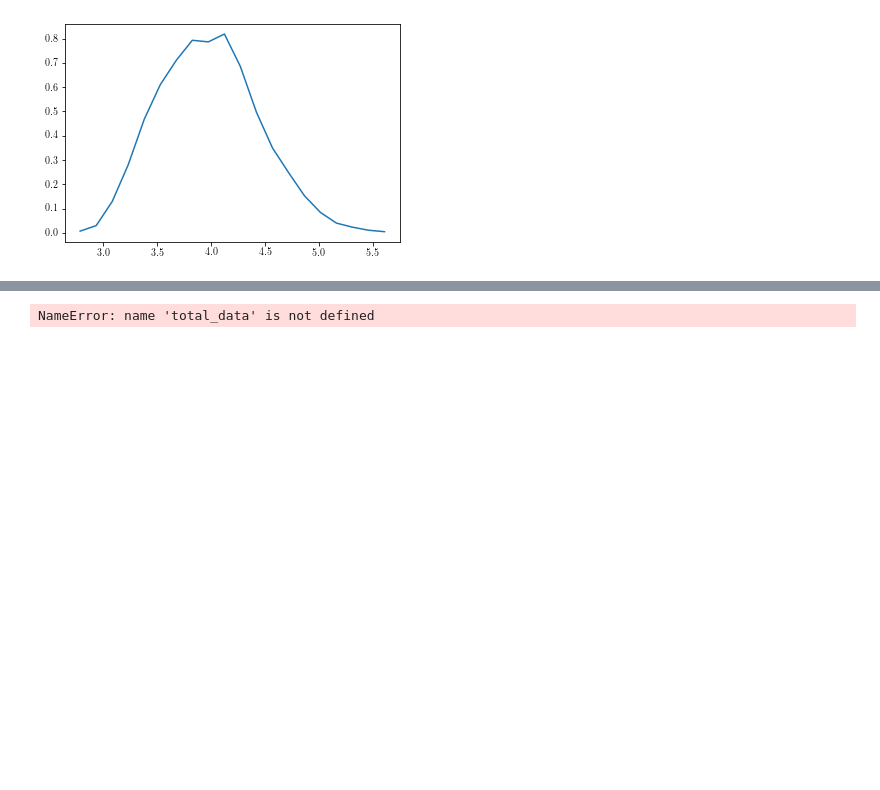
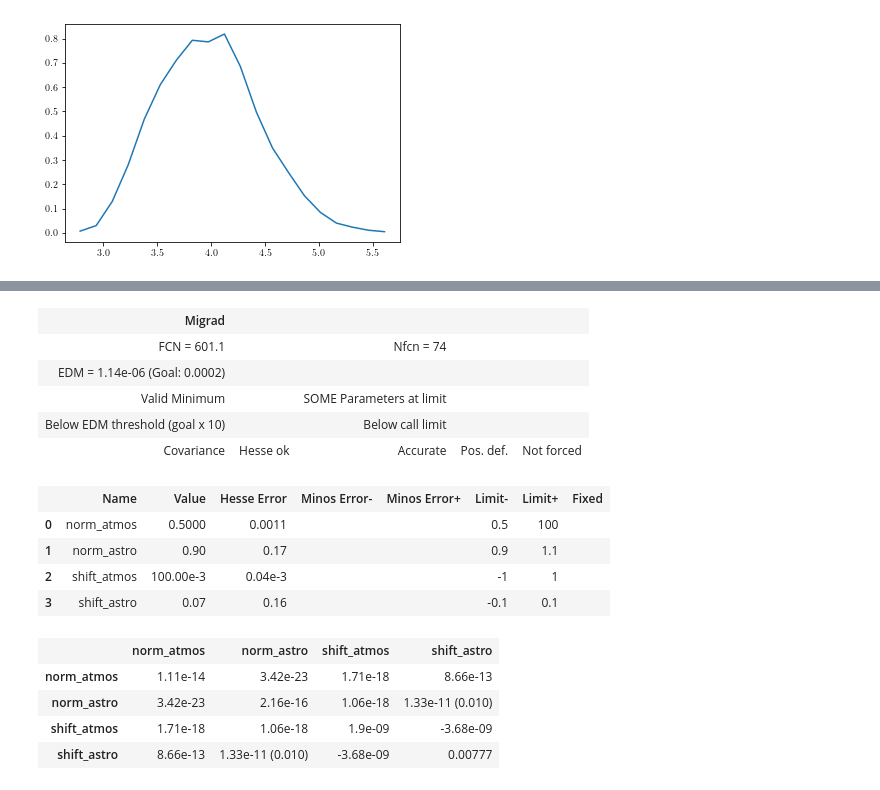
Before and after one commit to MeighenBergerS/dmpoint, a Jupyter notebook: notebooks/icecube_data.ipynb, the cells around one changed output, grey strips where cells are left out. Saved outputs shown, nothing was run; the diff lists cells and outputs as text; code cells hidden in the pictures; blank space fills up the shorter version.

```diff
--- a/notebooks/icecube_data.ipynb
+++ b/notebooks/icecube_data.ipynb
@@ -322,27 +340,42 @@ total_data
 # %%
 # Fitting
-fit_range_low = 51
-fit_range_high = 72
+fit_range_low = 31
+fit_range_high = 71
 def background_fit(norm_atmos, norm_astro, shift_atmos, shift_astro):
     spl_atmos = UnivariateSpline(np.log10(m_egrid) + shift_atmos,
                                  total_atmos * norm_atmos, k=1, s=0)
     spl_astro = UnivariateSpline(np.log10(m_egrid) + shift_astro,
                                  total_astro * norm_astro, k=1, s=0)
     return np.abs(spl_atmos(np.log10(m_egrid)) + spl_astro(np.log10(m_egrid)))
 sigma_y = np.ones_like(m_egrid)[fit_range_low:fit_range_high] * 0.2
 def LSQ(norm_atmos, norm_astro, shift_atmos, shift_astro):
     ym = background_fit(norm_atmos, norm_astro, shift_atmos, shift_astro)[fit_range_low:fit_range_high]
     res = np.sum((np.log10(total_data[fit_range_low:fit_range_high]+1) -
                   np.log10(ym+1)) ** 2 / sigma_y ** 2)
     return res
 m = Minuit(LSQ, 0.5, 0.5, 0.1, 0.1)
-m.limits['norm_atmos'] = (0.01, 100.)
-m.limits['norm_astro'] = (0.8, 1.2)
+m.limits['norm_atmos'] = (0.5, 100.)
+m.limits['norm_astro'] = (0.9, 1.1)
 m.limits['shift_atmos'] = (-1, 1.)
-m.limits['shift_astro'] = (-5, 5.)
+m.limits['shift_astro'] = (-0.1, 0.1)
 m.migrad()
 # %% [output]
-NameError: name 'total_data' is not defined
+| Migrad |  |  |  |  |
+| FCN = 601.1 |  | Nfcn = 74 |  |  |
+| EDM = 1.14e-06 (Goal: 0.0002) |  |  |  |  |
+| Valid Minimum |  | SOME Parameters at limit |  |  |
+| Below EDM threshold (goal x 10) |  | Below call limit |  |  |
+| Covariance | Hesse ok | Accurate | Pos. def. | Not forced |
+|  | Name | Value | Hesse Error | Minos Error- | Minos Error+ | Limit- | Limit+ | Fixed |
+| 0 | norm_atmos | 0.5000 | 0.0011 |  |  | 0.5 | 100 |  |
+| 1 | norm_astro | 0.90 | 0.17 |  |  | 0.9 | 1.1 |  |
+| 2 | shift_atmos | 100.00e-3 | 0.04e-3 |  |  | -1 | 1 |  |
+| 3 | shift_astro | 0.07 | 0.16 |  |  | -0.1 | 0.1 |  |
+|  | norm_atmos | norm_astro | shift_atmos | shift_astro |
+| norm_atmos | 1.11e-14 | 3.42e-23 | 1.71e-18 | 8.66e-13 |
+| norm_astro | 3.42e-23 | 2.16e-16 | 1.06e-18 | 1.33e-11 (0.010) |
+| shift_atmos | 1.71e-18 | 1.06e-18 | 1.9e-09 | -3.68e-09 |
+| shift_astro | 8.66e-13 | 1.33e-11 (0.010) | -3.68e-09 | 0.00777 |
 # %%
 # Zoomed
 fig, ax = plt.subplots(1, 1,
```
Also changed, not shown: parts of 13 cells of this notebook, 4 other files.
